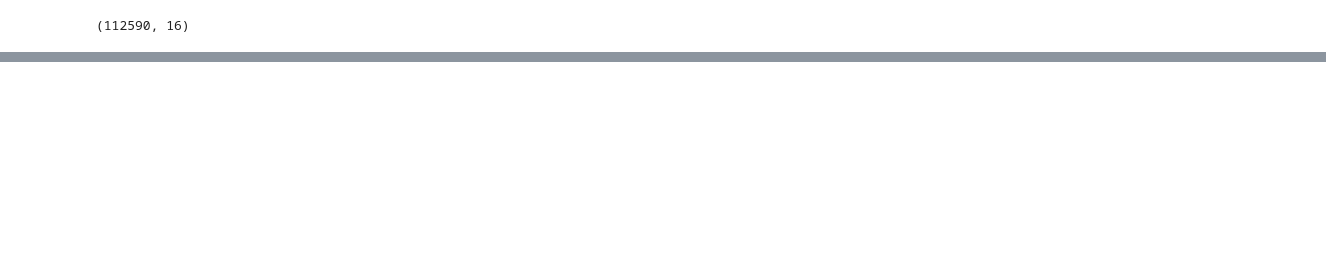
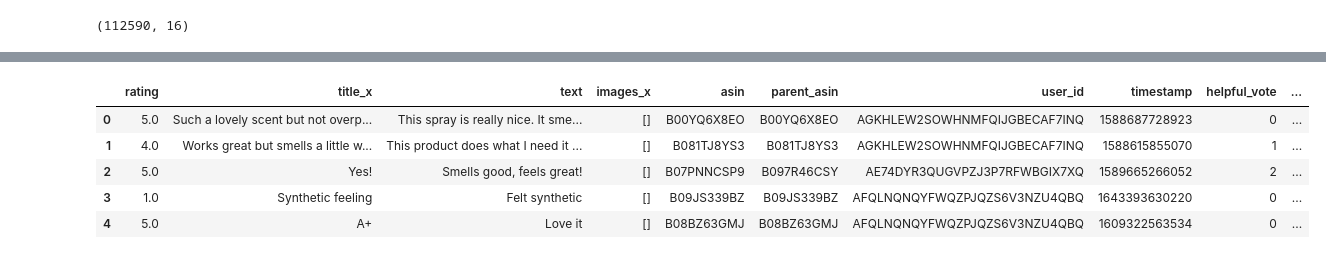
Before and after one commit to Johnfratelli/caminhos-da-estatistica, a Jupyter notebook: caminhos_da_estatistica.ipynb, the cells around one changed output, grey strips where cells are left out. Saved outputs shown, nothing was run; the diff lists cells and outputs as text; code cells hidden in the pictures; blank space fills up the shorter version.

```diff
--- a/caminhos_da_estatistica.ipynb
+++ b/caminhos_da_estatistica.ipynb
@@ -154,0 +193,2 @@ print(review_df)
+# %%
+df = pd.merge(review_df, produto_df, on='parent_asin', how='inner')
@@ -154,0 +235,2 @@ print(review_df)
+# %%
+df = df.dropna(axis=1)
@@ -154,0 +257,80 @@ print(review_df)
+# %%
+import re
+import string
+import nltk
+from nltk.tokenize import word_tokenize
+from nltk.corpus import stopwords
+from nltk.stem import PorterStemmer
+
+### Baixe os recursos necessários do nltk (tokenizers e stopwords corpus)
+# Tokenizer de punkt para tokenização de palavras
+nltk.download('punkt')
+
+# Lista de palavras irrelevantes em vários idiomas
+nltk.download('stopwords')
+
+# Inicializar o lematizador Porter e carregar palavras irrelevantes em inglês
+stemmer = PorterStemmer()
+
+# Crie um conjunto de palavras irrelevantes em inglês para uma pesquisa eficiente
+stop_words = set(stopwords.words('english'))
+
+# Função para limpar o texto removendo URLs, identificadores e pontuação
+def clean_text(text):
+    if isinstance(text, str):
+        # Converter texto em minúsculas
+        text = text.lower()
+
+        # Remover URLs (links http, https e www)
+        text = re.sub(r'http\S+|www\S+|https\S+', '', text, flags=re.MULTILINE)
+
+        # Remover links no estilo markdown [text](link)
+        text = re.sub(r'\[.*?\]\(.*?\)', '', text)
+
+        # Remover alças (@username menções)
+        text = re.sub(r'@\w+', '', text)
+
+        # Remover pontuação e caracteres especiais
+        text = text.translate(str.maketrans('', '', string.punctuation))
+
+        return text
+    else:
+        return text
+
+# Função para tokenizar o texto em palavras individuais
+def tokenize_text(text):
+    if isinstance(text, str):
+        return word_tokenize(text)
+    else:
+        return text
+
+# Função para remover palavras irrelevantes do texto indexado
+def remove_stopwords(tokens):
+    if isinstance(tokens, list):
+        return [word for word in tokens if word not in stop_words]
+    else:
+        return tokens
+
+# Função para aplicar a lematização aos tokens
+def stem_tokens(tokens):
+    if isinstance(tokens, list):
+        return [stemmer.stem(token) for token in tokens]
+    else:
+        return tokens
+
+### Aplique as funções ao DataFrame
+# Limpe o texto
+df['Cleaned_Review'] = df['text'].apply(clean_text)
+
+# Tokenize the cleaned text
+df['Tokenized_Review'] = df['Cleaned_Review'].apply(tokenize_text)
+
+# Tokenize o texto limpo
+df['Stemmed_Review'] = df['Tokenized_Review'].apply(stem_tokens)
+
+# Remova as palavras irrelevantes do texto tokenizado
+df['No_Stopwords_Review'] = df['Tokenized_Review'].apply(remove_stopwords)
+
+#Display as primeiras linhas do DataFrame para visualizar o conjunto de dados
+df.head()
+# %% [output]
@@ -154,0 +341,6 @@ print(review_df)
+|  | rating | title_x | text | images_x | asin | parent_asin | user_id | timestamp | helpful_vote | ... |
+| 0 | 5.0 | Such a lovely scent but not overp... | This spray is really nice. It sme... | [] | B00YQ6X8EO | B00YQ6X8EO | AGKHLEW2SOWHNMFQIJGBECAF7INQ | 1588687728923 | 0 | ... |
+| 1 | 4.0 | Works great but smells a little w... | This product does what I need it ... | [] | B081TJ8YS3 | B081TJ8YS3 | AGKHLEW2SOWHNMFQIJGBECAF7INQ | 1588615855070 | 1 | ... |
+| 2 | 5.0 | Yes! | Smells good, feels great! | [] | B07PNNCSP9 | B097R46CSY | AE74DYR3QUGVPZJ3P7RFWBGIX7XQ | 1589665266052 | 2 | ... |
+| 3 | 1.0 | Synthetic feeling | Felt synthetic | [] | B09JS339BZ | B09JS339BZ | AFQLNQNQYFWQZPJQZS6V3NZU4QBQ | 1643393630220 | 0 | ... |
+| 4 | 5.0 | A+ | Love it | [] | B08BZ63GMJ | B08BZ63GMJ | AFQLNQNQYFWQZPJQZS6V3NZU4QBQ | 1609322563534 | 0 | ... |
```
Also changed, not shown: parts of 41 cells of this notebook.
